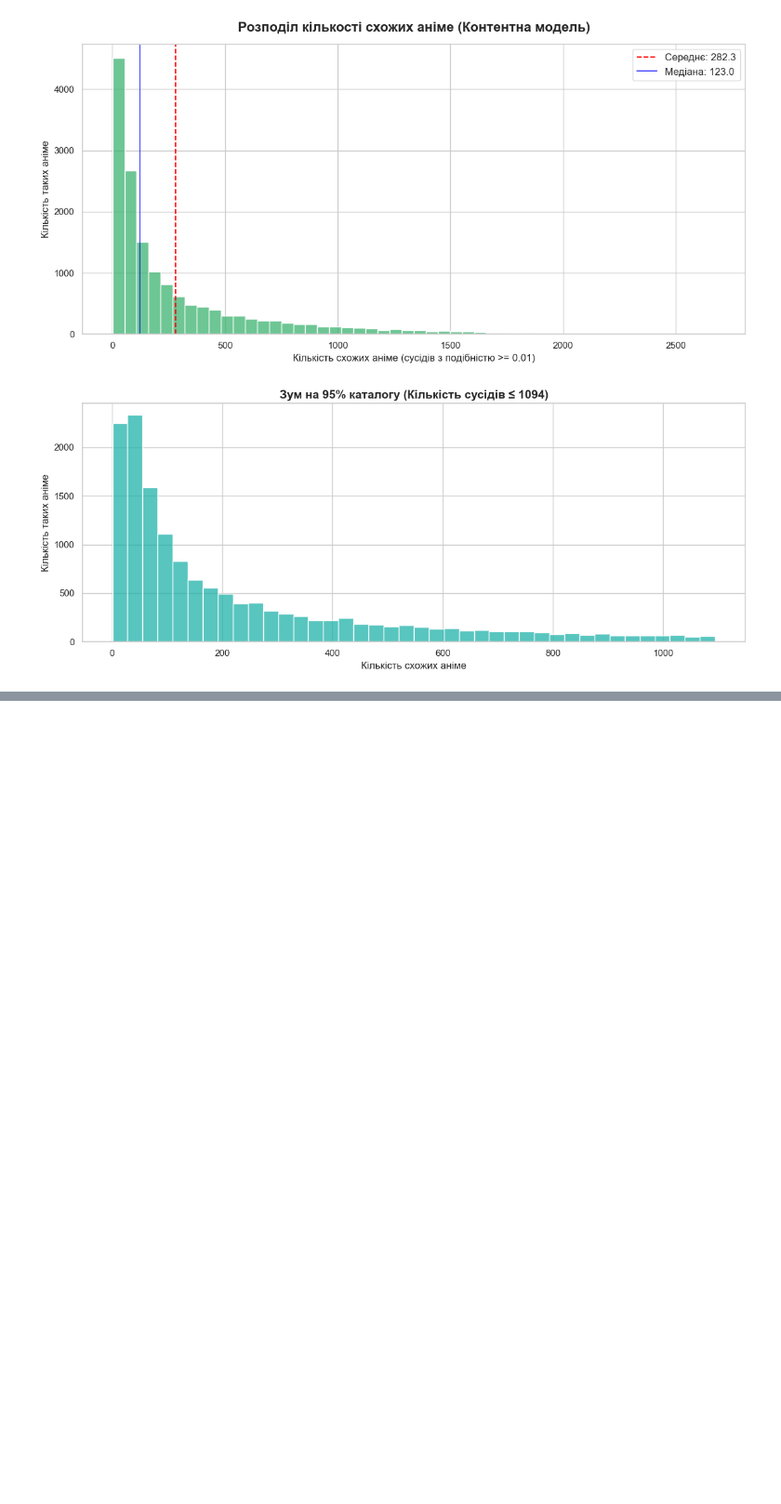
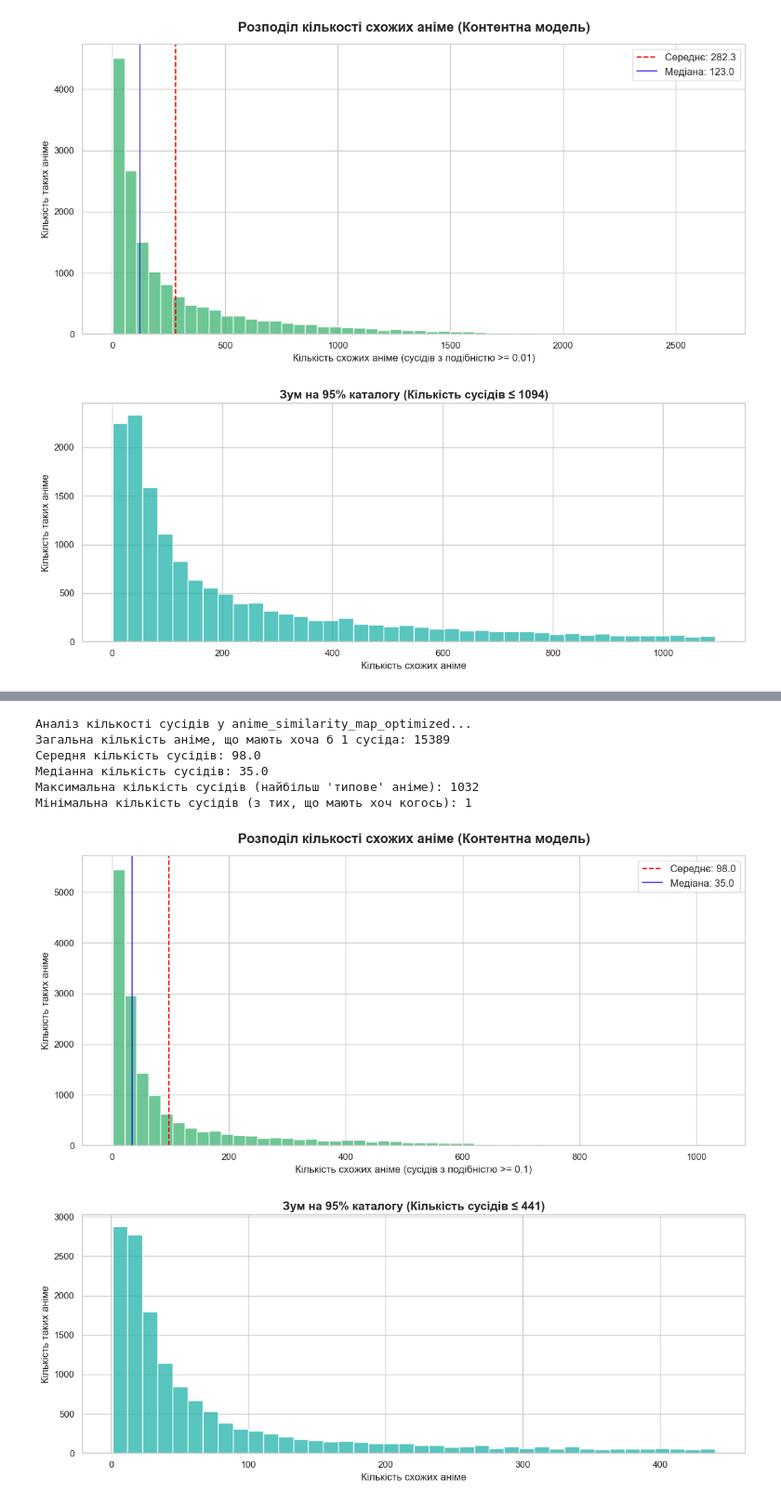
Before and after one commit to AntonBubnov/anime-rec-sys-evaluation, a Jupyter notebook: notebooks/07_evaluate.ipynb, the cells around one changed output, grey strips where cells are left out. Shown at 93% size. Drawn from its saved outputs; the diff is of its cells as text; code cells hidden in the pictures; blank space fills up the shorter version.

```diff
--- a/notebooks/07_evaluate.ipynb
+++ b/notebooks/07_evaluate.ipynb
@@ -1141 +1147,8 @@ optimized_svd_similarity_map
+# %%
+weights_filepath = os.path.join(dir_path, 'hybrid_weights.pkl')
+with open(weights_filepath, 'rb') as f:
+    hybrid_weights = pickle.load(f)
+
+w_collab = hybrid_weights['w_collab']
+w_content = hybrid_weights['w_content']
 # %%
@@ -1160,0 +1234,72 @@ anime_similarity_map_optimized
+# %%
+import pickle
+import os
+import pandas as pd
+dir_path = os.path.join('..', 'data')
+with open(os.path.join(dir_path, 'anime_similarity_map_optimized.pkl'), 'rb') as f:
+    anime_similarity_map_optimized = pickle.load(f)
+with open(os.path.join(dir_path, 'svd_similarity_map_optimized.pkl'), 'rb') as f:
+    svd_similarity_map_optimized = pickle.load(f)
+with open(os.path.join(dir_path, 'hybrid_similarity_map.pkl'), 'rb') as f:
+    hybrid_similarity_map = pickle.load(f)
+# %%
+import matplotlib.pyplot as plt
+import seaborn as sns
+import numpy as np
+
+# Налаштування стилю
+sns.set_theme(style="whitegrid")
+
+print("Аналіз кількості сусідів у anime_similarity_map_optimized...")
+
+# 1. Рахуємо кількість сусідів для кожного аніме
+# Використовуємо словник anime_similarity_map_optimized, який вже є в пам'яті
+neighbors_counts = [len(similar_items) for similar_items in anime_similarity_map_optimized.values()]
+
+# Базова статистика
+print(f"Загальна кількість аніме, що мають хоча б 1 сусіда: {len(neighbors_counts)}")
+print(f"Середня кількість сусідів: {np.mean(neighbors_counts):.1f}")
+print(f"Медіанна кількість сусідів: {np.median(neighbors_counts):.1f}")
+print(f"Максимальна кількість сусідів (найбільш 'типове' аніме): {np.max(neighbors_counts)}")
+print(f"Мінімальна кількість сусідів (з тих, що мають хоч когось): {np.min(neighbors_counts)}")
+
+# 2. Побудова гістограми
+plt.figure(figsize=(12, 6))
+
+# Будуємо графік.
+# Оскільки максимальна кількість може бути дуже великою (сотні), ми обмежимо вісь X
+# для кращої видимості (наприклад, 95-м перцентилем), але спочатку покажемо все
+sns.histplot(neighbors_counts, bins=50, color='mediumseagreen', kde=False)
+
+plt.title('Розподіл кількості схожих аніме (Контентна модель)', fontsize=16, fontweight='bold', pad=15)
+plt.xlabel('Кількість схожих аніме (сусідів з подібністю >= 0.1)', fontsize=12)
+plt.ylabel('Кількість таких аніме', fontsize=12)
+
+# Додаємо вертикальні лінії для середнього та медіани
+plt.axvline(np.mean(neighbors_counts), color='red', linestyle='--', label=f'Середнє: {np.mean(neighbors_counts):.1f}')
+plt.axvline(np.median(neighbors_counts), color='blue', linestyle='-', alpha=0.7, label=f'Медіана: {np.median(neighbors_counts):.1f}')
+
+plt.legend(fontsize=12)
+plt.tight_layout()
+plt.show()
+
+# 3. Додатковий фокус (Зум на більшість даних)
+# Якщо є викиди (аніме з 1000+ сусідів), основний графік може бути важко читати.
+# Побудуємо ще один графік для 95% найпоширеніших значень
+p95 = np.percentile(neighbors_counts, 95)
+plt.figure(figsize=(12, 5))
+sns.histplot([x for x in neighbors_counts if x <= p95], bins=40, color='lightseagreen')
+plt.title(f'Зум на 95% каталогу (Кількість сусідів ≤ {p95:.0f})', fontsize=14, fontweight='bold')
+plt.xlabel('Кількість схожих аніме', fontsize=12)
+plt.ylabel('Кількість таких аніме', fontsize=12)
+plt.tight_layout()
+plt.show()
+# %% [output]
+Аналіз кількості сусідів у anime_similarity_map_optimized...
+Загальна кількість аніме, що мають хоча б 1 сусіда: 15389
+Середня кількість сусідів: 98.0
+Медіанна кількість сусідів: 35.0
+Максимальна кількість сусідів (найбільш 'типове' аніме): 1032
+Мінімальна кількість сусідів (з тих, що мають хоч когось): 1
+[figure, added]
+[figure, added]
```
Also changed, not shown: parts of 17 cells of this notebook.
